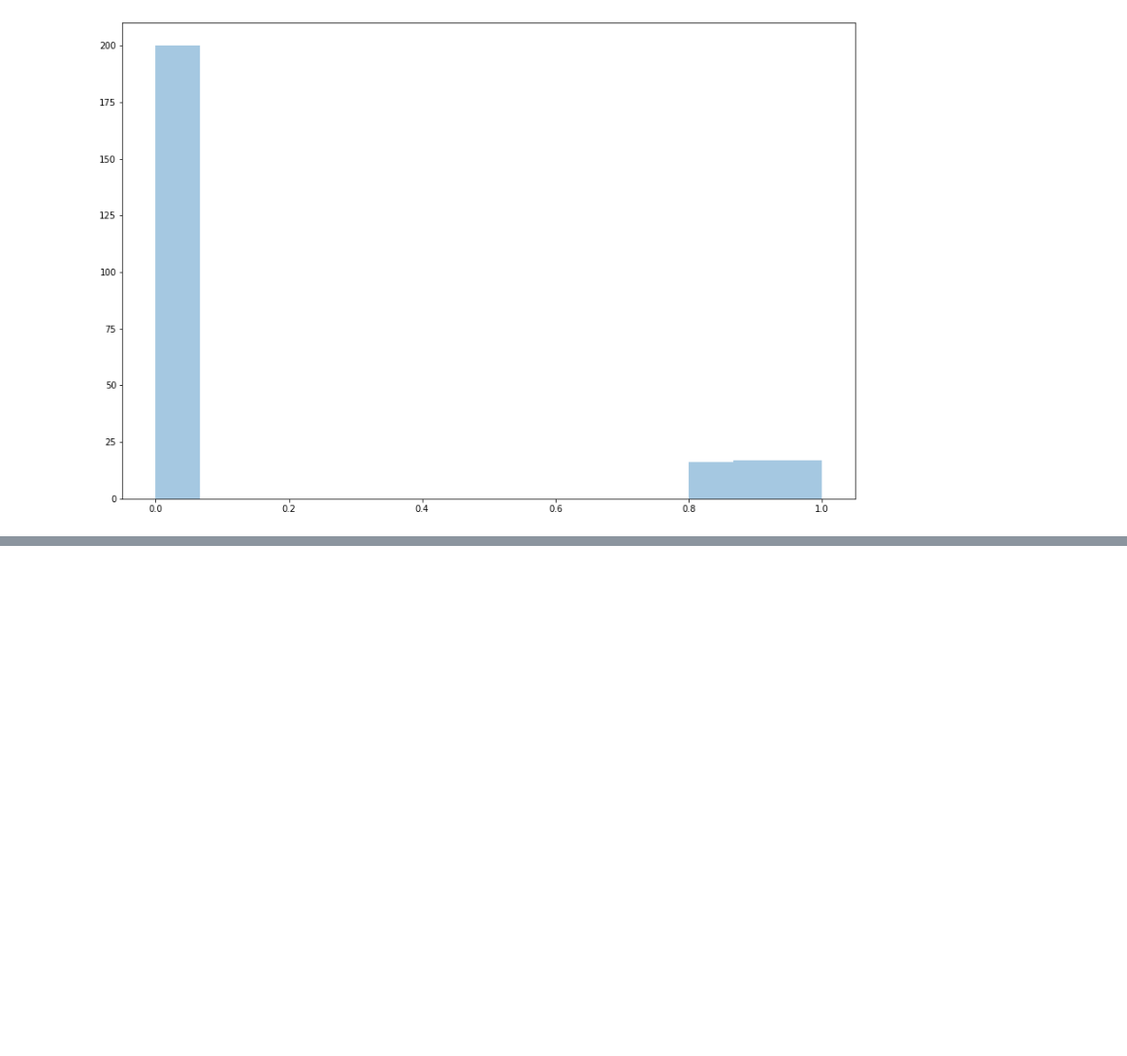
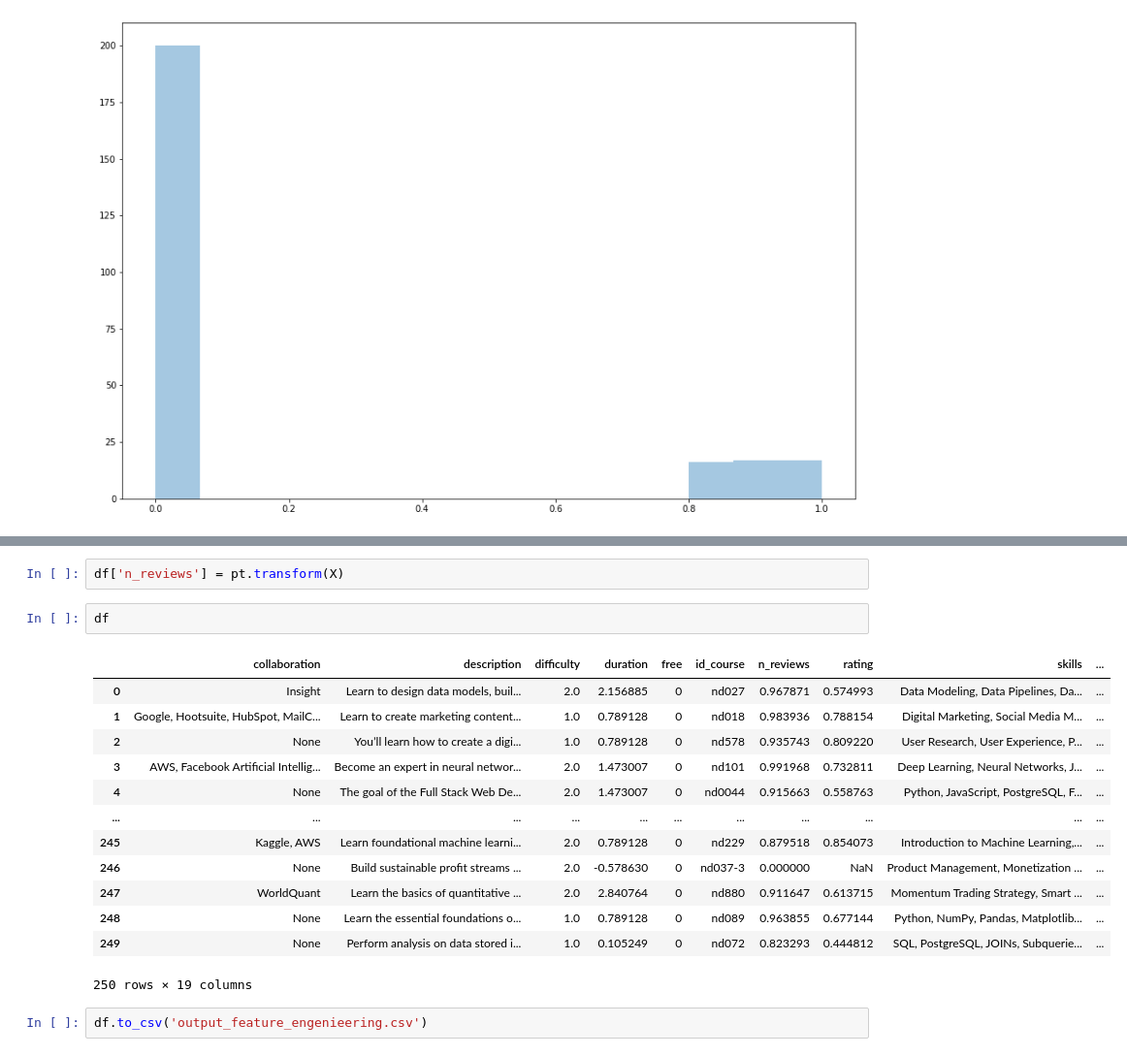
Before and after one commit to nmartinezs2017/coursing-ml, a Jupyter notebook: coursing-ml/notebooks/feature_engenieering.ipynb, the cells around one changed output, grey strips where cells are left out. Shown: that part at 97% size. Cells and saved outputs as stored; diff of their text form; blank space fills up the shorter version.

Commit message:
notebooks on text_summarization, clustering, topic modelling and more

```diff
--- a/coursing-ml/notebooks/feature_engenieering.ipynb
+++ b/coursing-ml/notebooks/feature_engenieering.ipynb
@@ -301,0 +321,20 @@ continuous_var_distplot(x=pt.transform(X))
+# %%
+df['n_reviews'] = pt.transform(X)
+# %%
+df
+# %% [output]
+|  | collaboration | description | difficulty | duration | free | id_course | n_reviews | rating | skills | ... |
+| 0 | Insight | Learn to design data models, buil... | 2.0 | 2.156885 | 0 | nd027 | 0.967871 | 0.574993 | Data Modeling, Data Pipelines, Da... | ... |
+| 1 | Google, Hootsuite, HubSpot, MailC... | Learn to create marketing content... | 1.0 | 0.789128 | 0 | nd018 | 0.983936 | 0.788154 | Digital Marketing, Social Media M... | ... |
+| 2 | None | You’ll learn how to create a digi... | 1.0 | 0.789128 | 0 | nd578 | 0.935743 | 0.809220 | User Research, User Experience, P... | ... |
+| 3 | AWS, Facebook Artificial Intellig... | Become an expert in neural networ... | 2.0 | 1.473007 | 0 | nd101 | 0.991968 | 0.732811 | Deep Learning, Neural Networks, J... | ... |
+| 4 | None | The goal of the Full Stack Web De... | 2.0 | 1.473007 | 0 | nd0044 | 0.915663 | 0.558763 | Python, JavaScript, PostgreSQL, F... | ... |
+| ... | ... | ... | ... | ... | ... | ... | ... | ... | ... | ... |
+| 245 | Kaggle, AWS | Learn foundational machine learni... | 2.0 | 0.789128 | 0 | nd229 | 0.879518 | 0.854073 | Introduction to Machine Learning,... | ... |
+| 246 | None | Build sustainable profit streams ... | 2.0 | -0.578630 | 0 | nd037-3 | 0.000000 | NaN | Product Management, Monetization ... | ... |
+| 247 | WorldQuant | Learn the basics of quantitative ... | 2.0 | 2.840764 | 0 | nd880 | 0.911647 | 0.613715 | Momentum Trading Strategy, Smart ... | ... |
+| 248 | None | Learn the essential foundations o... | 1.0 | 0.789128 | 0 | nd089 | 0.963855 | 0.677144 | Python, NumPy, Pandas, Matplotlib... | ... |
+| 249 | None | Perform analysis on data stored i... | 1.0 | 0.105249 | 0 | nd072 | 0.823293 | 0.444812 | SQL, PostgreSQL, JOINs, Subquerie... | ... |
+250 rows × 19 columns
+# %%
+df.to_csv('output_feature_engenieering.csv')
```
Also changed, not shown: parts of 4 cells of this notebook, 9 other files.
